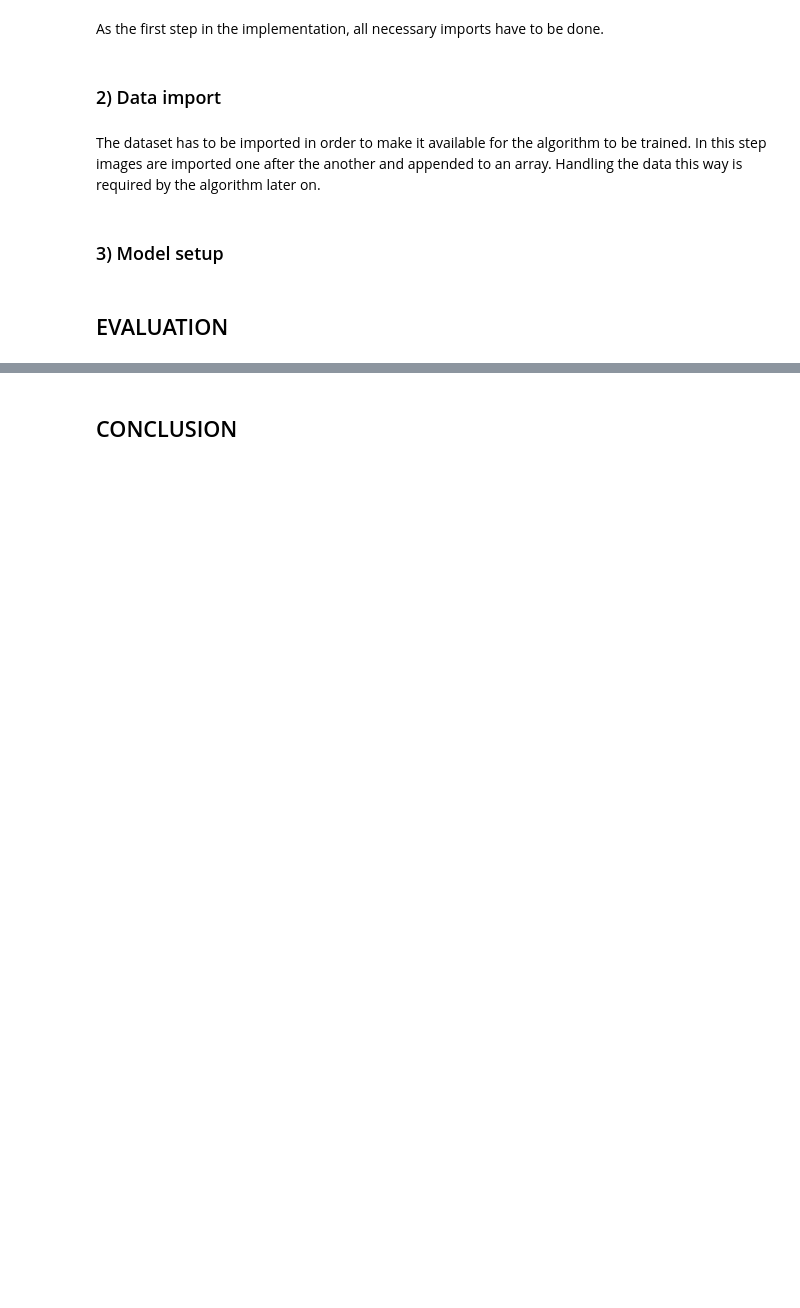
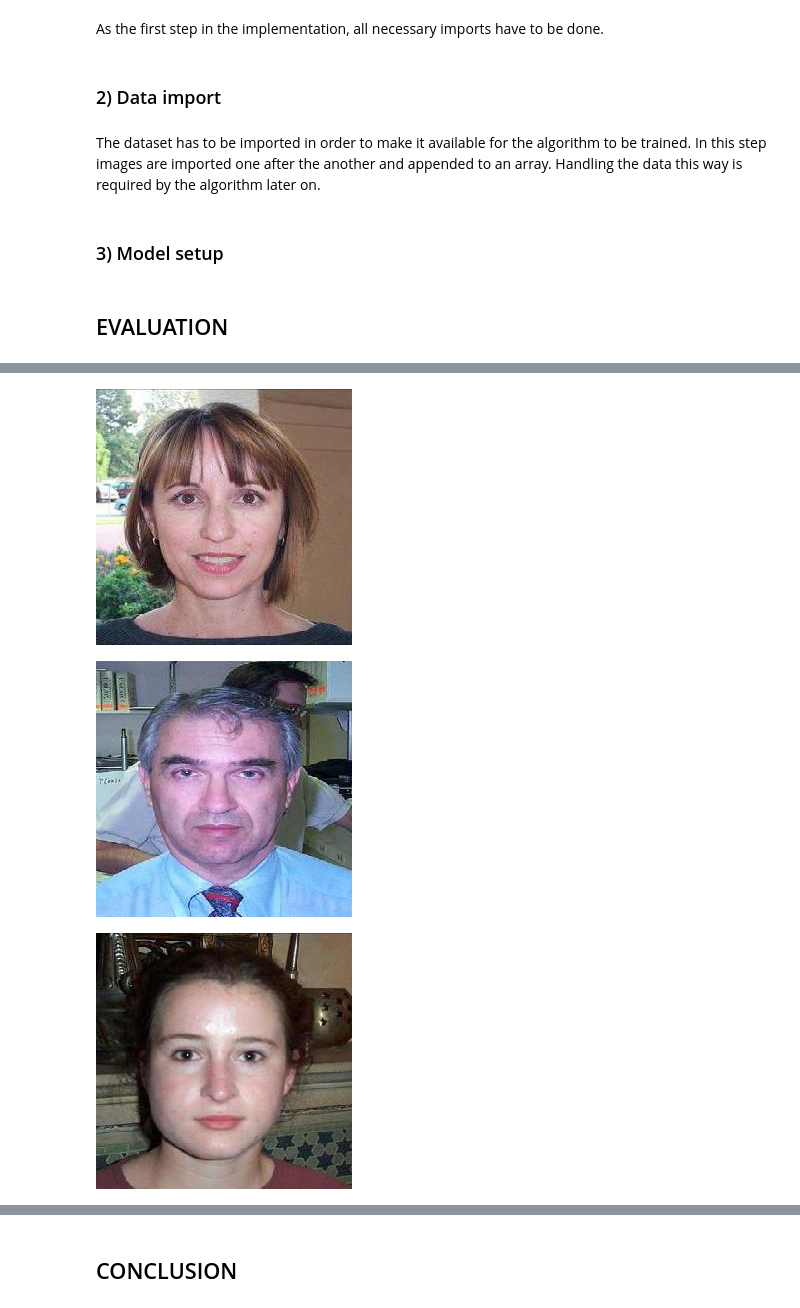
Before and after one commit to SebastianAT/image_Colorizer, a Jupyter notebook: src/Report/Report.ipynb, the cells around one changed output, grey strips where cells are left out. Drawn from its saved outputs; the diff is of its cells as text; code cells hidden in the pictures; blank space fills up the shorter version.

```diff
--- a/src/Report/Report.ipynb
+++ b/src/Report/Report.ipynb
@@ -129,0 +249,7 @@ model.summary()
+# %%
+for filename in os.listdir('images/06/'):
+    display(Image.open('images/06/' + filename))
+# %% [output]
+[figure, added]
+[figure, added]
+[figure, added]
```
Also changed, not shown: parts of 16 cells of this notebook, 27 other files.
